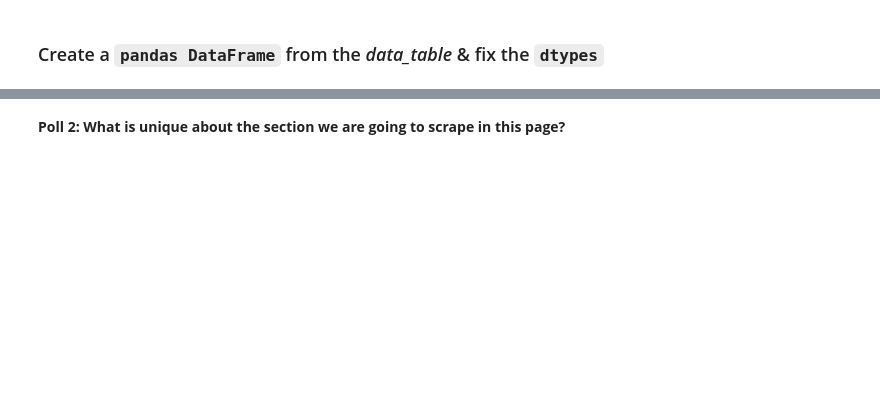
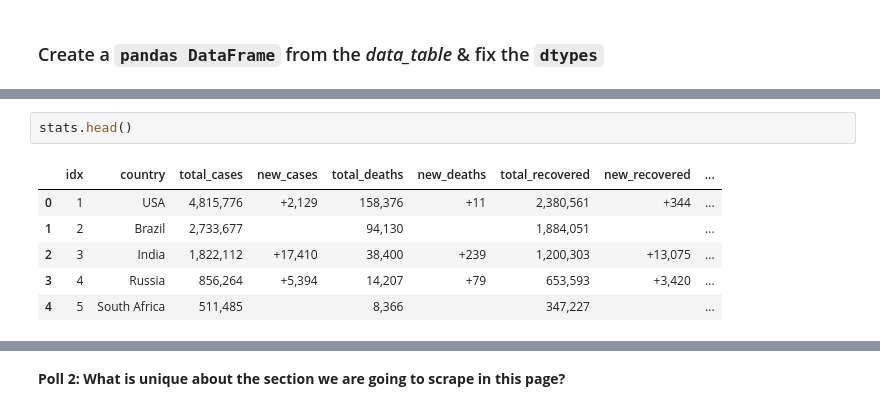
Before and after one commit to srmsoumya/dsct, a Jupyter notebook: nbs/dw/2020-06-06_dw_srm_data-collection.ipynb, the cells around one changed output, grey strips where cells are left out. Saved outputs shown, nothing was run; the diff lists cells and outputs as text; blank space fills up the shorter version.

```diff
--- a/nbs/dw/2020-06-06_dw_srm_data-collection.ipynb
+++ b/nbs/dw/2020-06-06_dw_srm_data-collection.ipynb
@@ -185,0 +256,9 @@ stats[['active', 'cured', 'dead', 'total']] = stats[['active', 'cured', 'dead',
+# %%
+stats.head()
+# %% [output]
+|  | idx | country | total_cases | new_cases | total_deaths | new_deaths | total_recovered | new_recovered | ... |
+| 0 | 1 | USA | 4,815,776 | +2,129 | 158,376 | +11 | 2,380,561 | +344 | ... |
+| 1 | 2 | Brazil | 2,733,677 |  | 94,130 |  | 1,884,051 |  | ... |
+| 2 | 3 | India | 1,822,112 | +17,410 | 38,400 | +239 | 1,200,303 | +13,075 | ... |
+| 3 | 4 | Russia | 856,264 | +5,394 | 14,207 | +79 | 653,593 | +3,420 | ... |
+| 4 | 5 | South Africa | 511,485 |  | 8,366 |  | 347,227 |  | ... |
```
Also changed, not shown: parts of 34 cells of this notebook, 3 other files.
